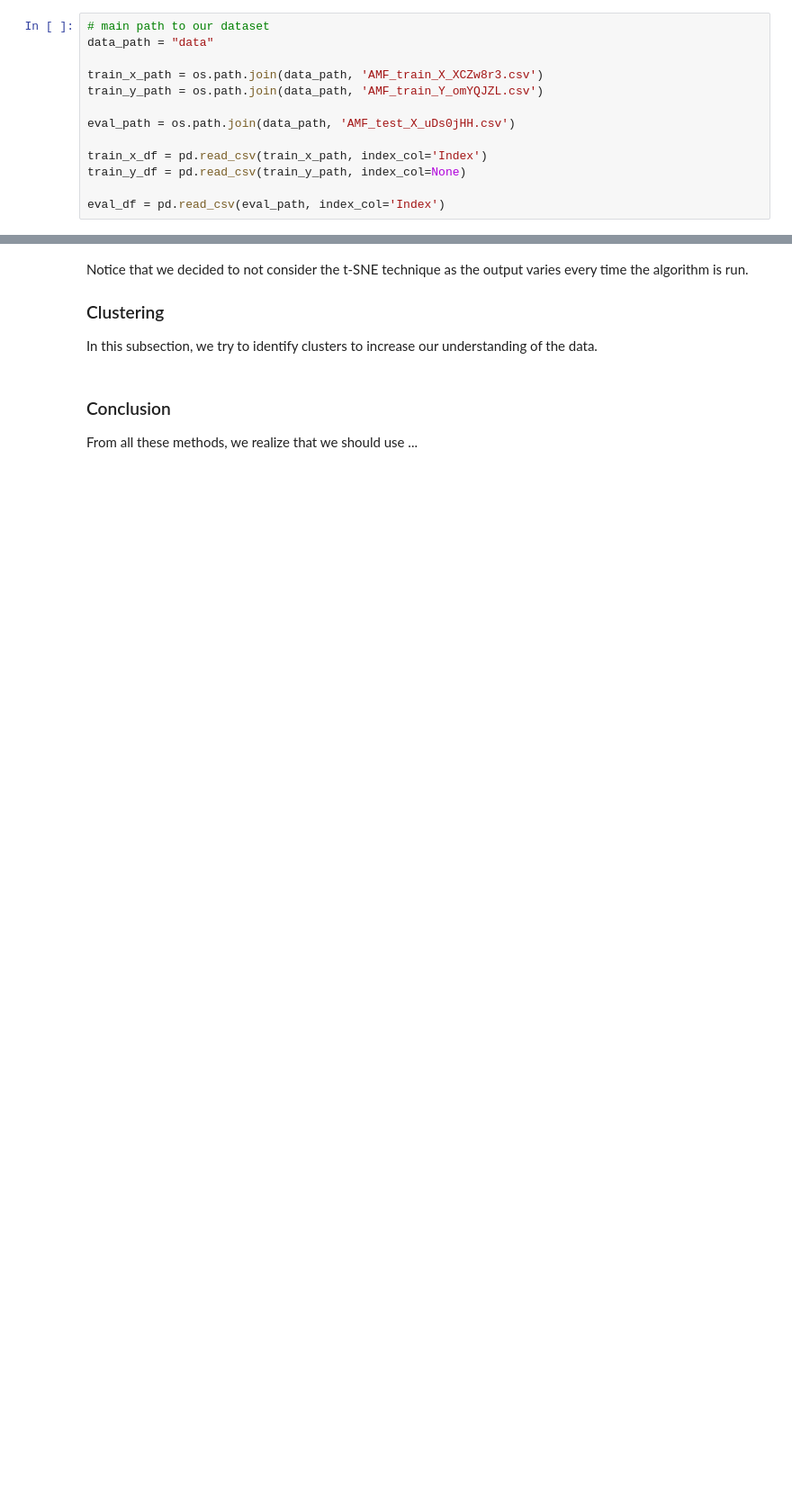
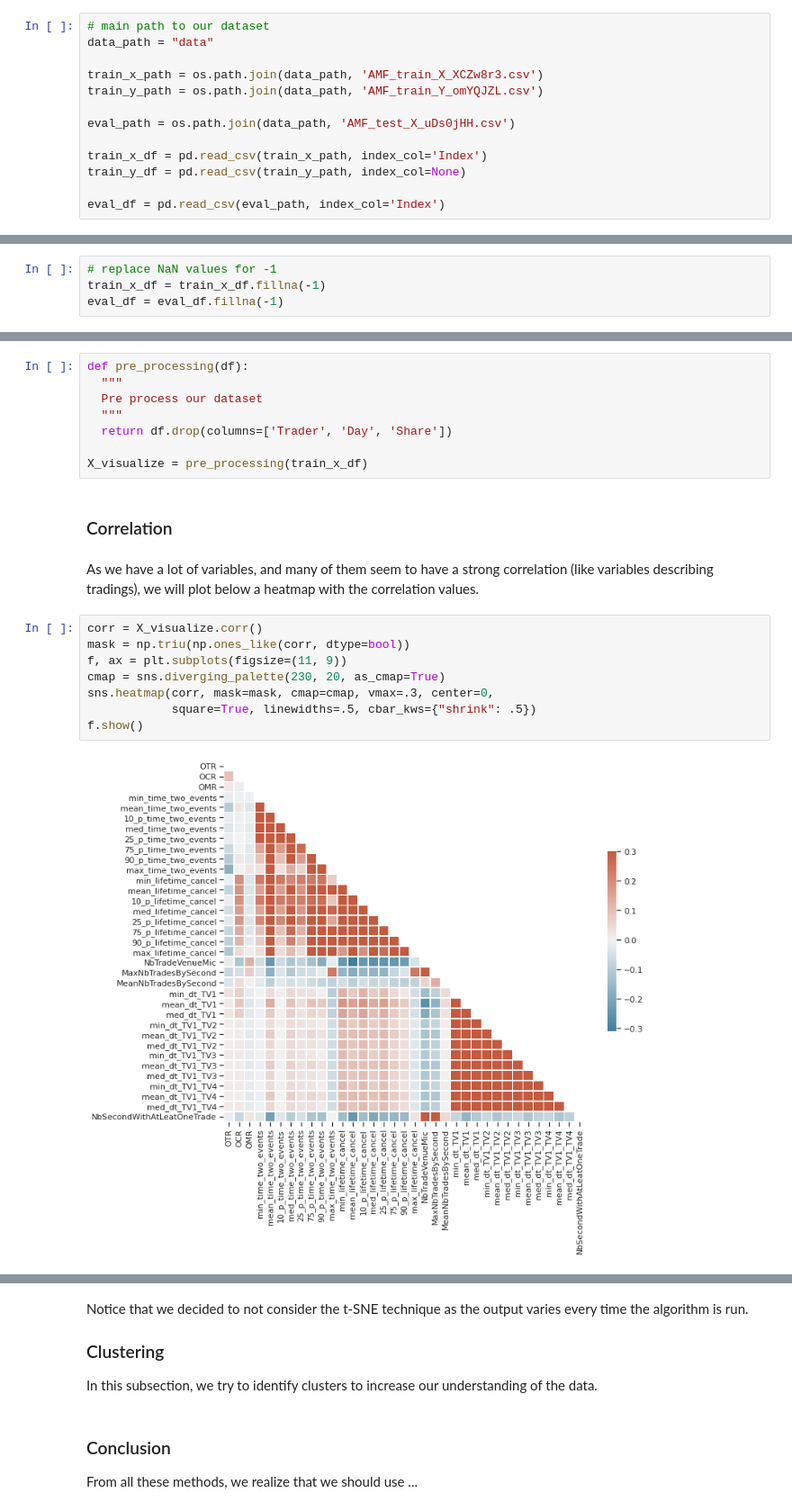
Before and after one commit to aliciafmachado/amf-challenge, a Jupyter notebook: Project_INF569.ipynb, the cells around one changed output, grey strips where cells are left out. Shown: that part at 90% size. Cells and saved outputs as stored; diff of their text form; blank space fills up the shorter version.

```diff
--- a/Project_INF569.ipynb
+++ b/Project_INF569.ipynb
@@ -272,0 +136,4 @@ From the plots of explained inertia, we can conclude that:
+# %%
+# replace NaN values for -1
+train_x_df = train_x_df.fillna(-1)
+eval_df = eval_df.fillna(-1)
@@ -272,0 +144,22 @@ From the plots of explained inertia, we can conclude that:
+# %%
+def pre_processing(df):
+  """
+  Pre process our dataset
+  """
+  return df.drop(columns=['Trader', 'Day', 'Share'])
+
+X_visualize = pre_processing(train_x_df)
+# %% [markdown]
+### Correlation
+# %% [markdown]
+As we have a lot of variables, and many of them seem to have a strong correlation (like variables describing tradings), we will plot below a heatmap with the correlation values.
+# %%
+corr = X_visualize.corr()
+mask = np.triu(np.ones_like(corr, dtype=bool))
+f, ax = plt.subplots(figsize=(11, 9))
+cmap = sns.diverging_palette(230, 20, as_cmap=True)
+sns.heatmap(corr, mask=mask, cmap=cmap, vmax=.3, center=0,
+            square=True, linewidths=.5, cbar_kws={"shrink": .5})
+f.show()
+# %% [output]
+[figure, added]
```
Also changed, not shown: parts of 50 cells of this notebook.
